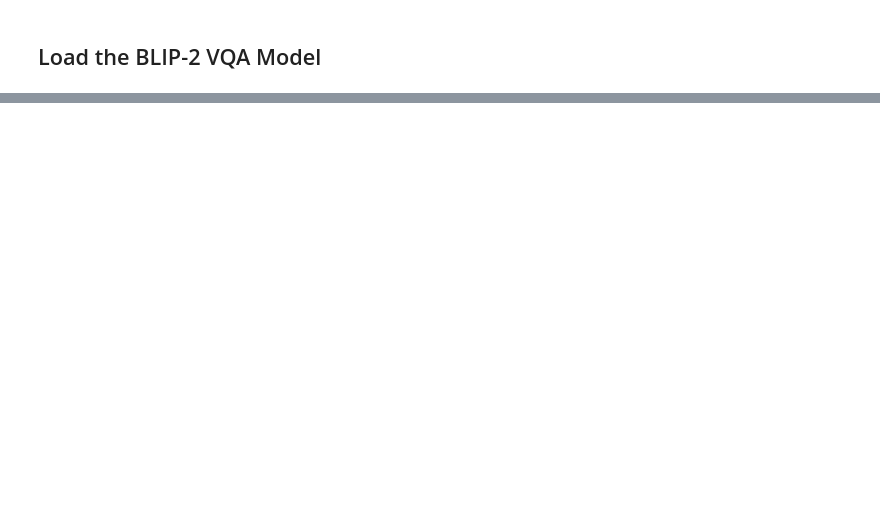
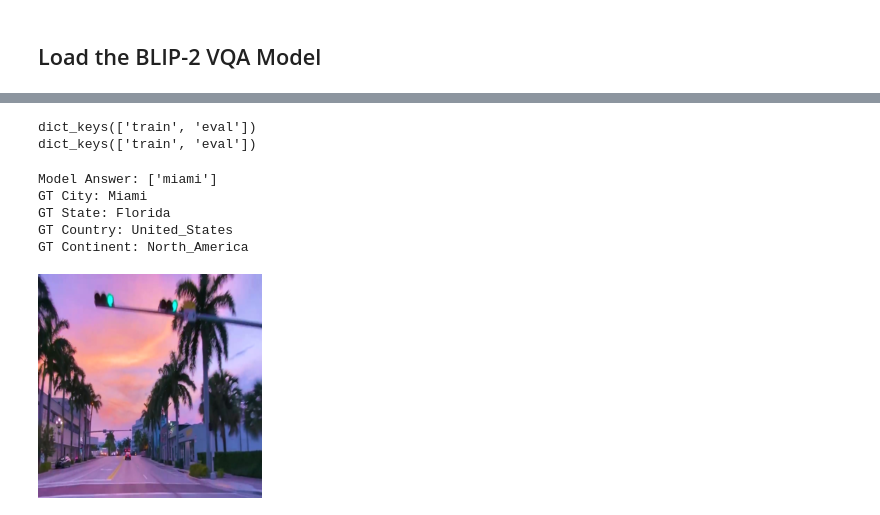
Before and after one commit to Ommos92/LAVIS, a Jupyter notebook: projects/blip2/blip2_geo_location.ipynb, the cells around one changed output, grey strips where cells are left out. Saved outputs shown, nothing was run; the diff lists cells and outputs as text; code cells hidden in the pictures; blank space fills up the shorter version.

```diff
--- a/projects/blip2/blip2_geo_location.ipynb
+++ b/projects/blip2/blip2_geo_location.ipynb
@@ -96,5 +105,42 @@ print(device)
 # %%
-#Load the model
-model, vis_processors, _ = load_model_and_preprocess(
+#Load the model for VQA
+model, vis_processors, txt_processors = load_model_and_preprocess(
     name="blip2_opt", model_type="pretrain_opt6.7b", is_eval=True, device=device
 )
+
+print(vis_processors.keys())
+print(txt_processors.keys())
+# %% [output]
+dict_keys(['train', 'eval'])
+dict_keys(['train', 'eval'])
+# %%
+#VQA Open Ended
+
+# Load a sample image
+image, city, state, country, continent = dataset[random.randint(0, len(dataset) - 1)]
+#Prepare the image using vis processor, needs to be in PIL Image type
+image_pil = transforms.ToPILImage()(image)
+image = vis_processors["eval"](image_pil).unsqueeze(0).to(device)
+
+# ask a random question.
+question = "Question: Which city is this photo taken? Answer:"
+
+
+#Generate the text using the image and prompt
+result = model.predict_answers({"image": image, "text_input": question})
+print("Model Answer:", result)
+# Ground Truth
+print("GT City:", city)
+print("GT State:", state)
+print("GT Country:", country)
+print("GT Continent:", continent)
+
+# Show the image
+image_pil.show()
+# %% [output]
+Model Answer: ['miami']
+GT City: Miami
+GT State: Florida
+GT Country: United_States
+GT Continent: North_America
+[figure, added]
```
Also changed, not shown: parts of 7 cells of this notebook.
